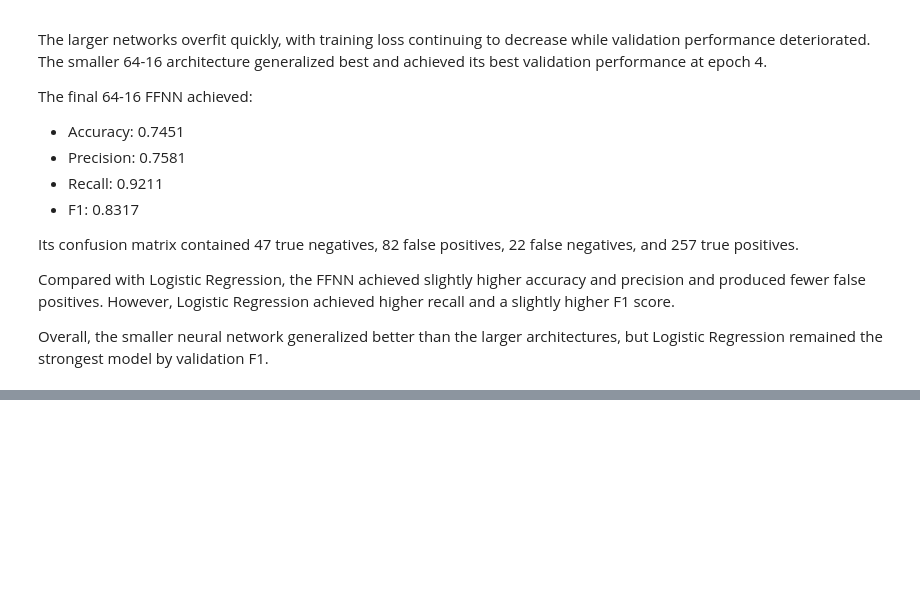
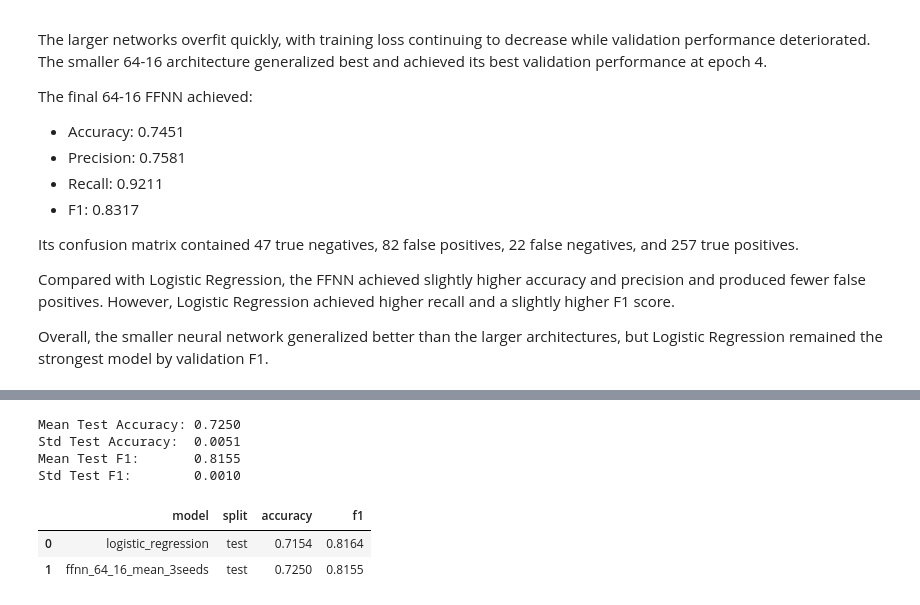
Before and after one commit to freemanchamjames/nlp_paraphrase_detection, a Jupyter notebook: notebooks/05_FNN.ipynb, the cells around one changed output, grey strips where cells are left out. Cells and saved outputs as stored; diff of their text form; code cells hidden in the pictures; blank space fills up the shorter version.

```diff
--- a/notebooks/05_FNN.ipynb
+++ b/notebooks/05_FNN.ipynb
@@ -743,0 +958,25 @@ validation F1.
+# %%
+print(
+    f"Mean Test Accuracy: "
+    f"{test_results_df['Accuracy'].mean():.4f}"
+)
+
+print(
+    f"Std Test Accuracy:  "
+    f"{test_results_df['Accuracy'].std():.4f}"
+)
+
+print(
+    f"Mean Test F1:       "
+    f"{test_results_df['F1'].mean():.4f}"
+)
+
+print(
+    f"Std Test F1:        "
+    f"{test_results_df['F1'].std():.4f}"
+)
+# %% [output]
+Mean Test Accuracy: 0.7250
+Std Test Accuracy:  0.0051
+Mean Test F1:       0.8155
+Std Test F1:        0.0010
@@ -743,0 +1002,26 @@ validation F1.
+# %%
+group2_summary = pd.DataFrame([
+    {
+        "model": "logistic_regression",
+        "split": "test",
+        "accuracy": 0.7154,
+        "f1": 0.8164,
+    },
+    {
+        "model": "ffnn_64_16_mean_3seeds",
+        "split": "test",
+        "accuracy": 0.7250,
+        "f1": 0.8155,
+    },
+])
+
+group2_summary.to_csv(
+    "../results/group2_summary.csv",
+    index=False
+)
+
+group2_summary
+# %% [output]
+|  | model | split | accuracy | f1 |
+| 0 | logistic_regression | test | 0.7154 | 0.8164 |
+| 1 | ffnn_64_16_mean_3seeds | test | 0.7250 | 0.8155 |
```
Also changed, not shown: parts of 9 cells of this notebook, 6 other files.
